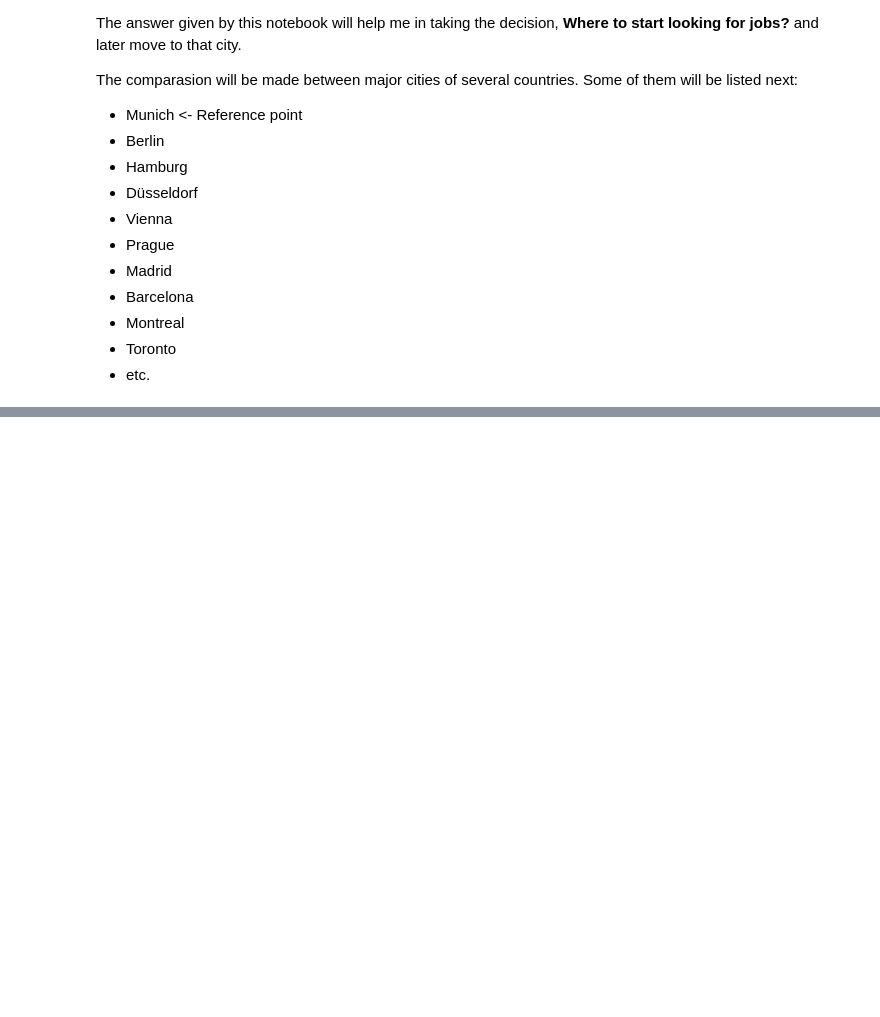
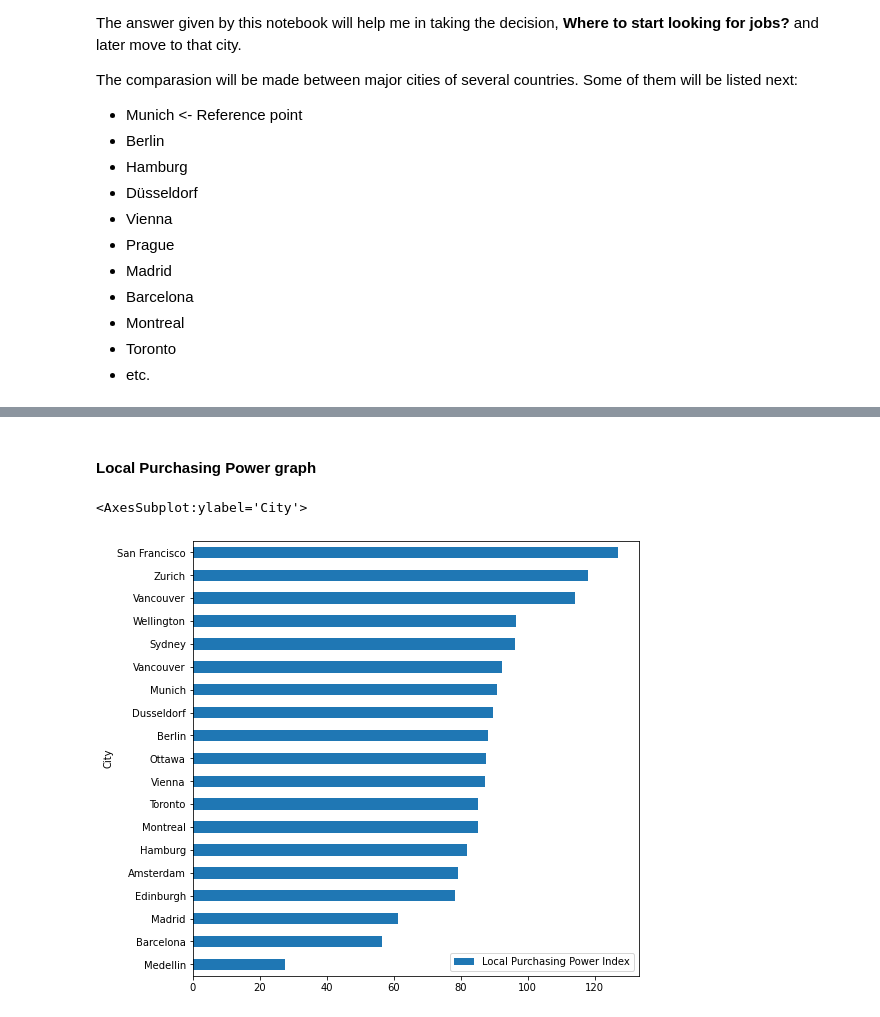
Before and after one commit to alexsotocx/Coursera_Capstone, a Jupyter notebook: CapstoneProject.ipynb, the cells around one changed output, grey strips where cells are left out. Drawn from its saved outputs; the diff is of its cells as text; code cells hidden in the pictures; blank space fills up the shorter version.

```diff
--- a/CapstoneProject.ipynb
+++ b/CapstoneProject.ipynb
@@ -82,0 +243,7 @@ I repeat: This dataset belongs to Simplemaps and all the attributions go to them
+# %% [markdown]
+#### Local Purchasing Power graph
+# %%
+df_living_index_cost.sort_values(by=['Local Purchasing Power Index']).plot(kind='barh', x='City', y='Local Purchasing Power Index', figsize=(8,8))
+# %% [output]
+<AxesSubplot:ylabel='City'>
+[figure, added]
```
Also changed, not shown: parts of 19 cells of this notebook.
